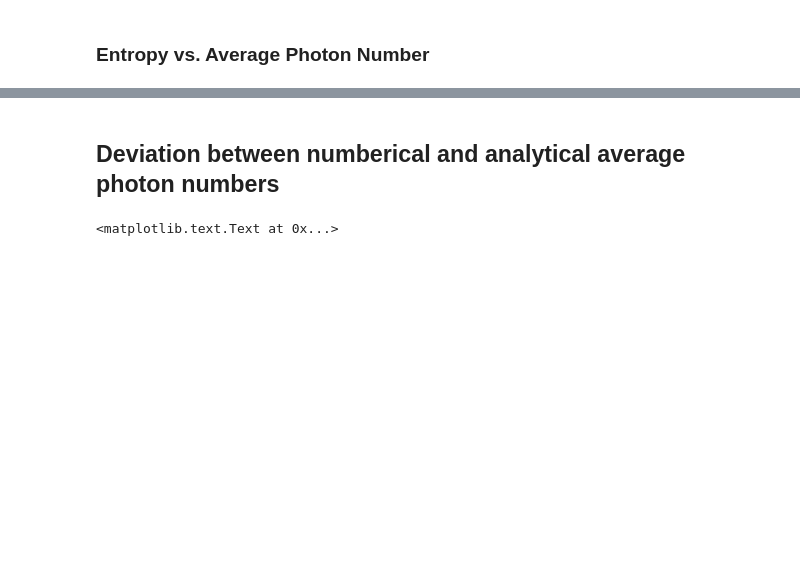
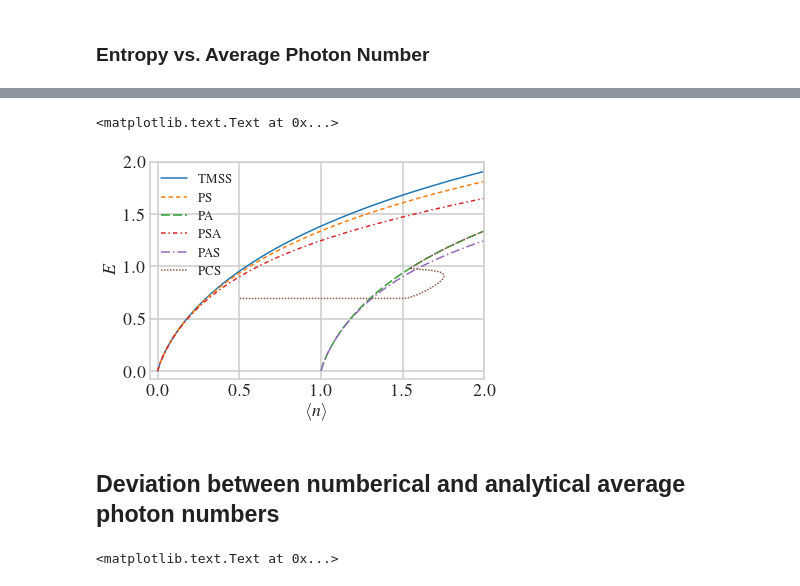
Before and after one commit to lffan/quantum_illumination, a Jupyter notebook: ipynbs_v2/0_Basic_Attributes_(PCS_opt_asym).ipynb, the cells around one changed output, grey strips where cells are left out. Saved outputs shown, nothing was run; the diff lists cells and outputs as text; code cells hidden in the pictures; blank space fills up the shorter version.

```diff
--- a/ipynbs_v2/0_Basic_Attributes_(PCS_opt_asym).ipynb
+++ b/ipynbs_v2/0_Basic_Attributes_(PCS_opt_asym).ipynb
@@ -296,3 +314,22 @@ plt.ylabel("$E$")
+# %%
+for name in names:
+    temp_df = df1[df1['State'] == name]
+#     if name == 'PCS':
+#         continue
+    if name == 'TMSS':
+        plt.plot(temp_df['B_aver_N'], temp_df['VN_Entropy'], label=name)
+    else:
+        plt.plot(temp_df['B_aver_N'], temp_df['VN_Entropy'],
+                 dashes=dashes[name], label=name)
+plt.xlim(-0.05, 2)
+plt.ylim(-0.08, 2.0)
+plt.legend(fontsize=13)
+plt.xlabel('$\langle n \\rangle$')
+plt.ylabel("$E$")
+# plt.savefig('../output/figures/g_entropy_vs_nbar.pdf', bbox_inches='tight')
+# %% [output]
+<matplotlib.text.Text at 0x...>
+[figure, added]
 # %% [markdown]
 ## Deviation between numberical and analytical average photon numbers
 # %%
```
Also changed, not shown: parts of 8 cells of this notebook, 4 other files.
